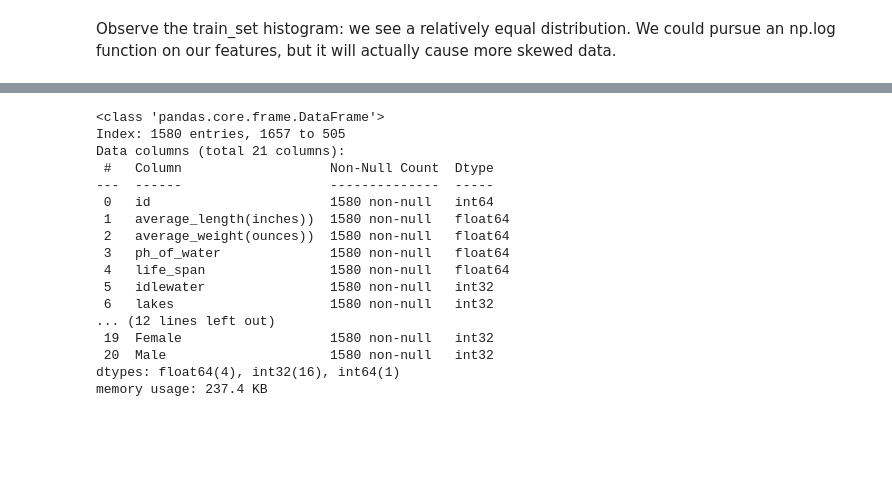
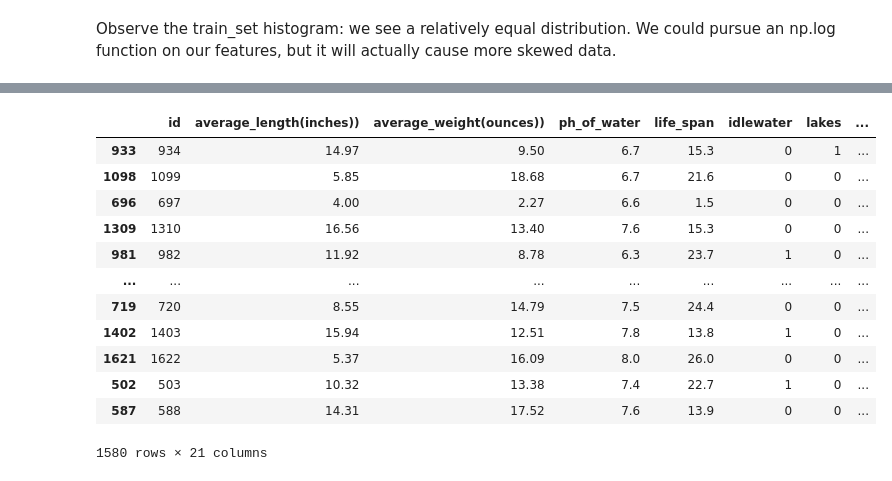
Before and after one commit to rcho5840/Combatting-Goldfish-Lifespan-Variability, a Jupyter notebook: main.ipynb, the cells around one changed output, grey strips where cells are left out. Drawn from its saved outputs; the diff is of its cells as text; code cells hidden in the pictures; blank space fills up the shorter version.

```diff
--- a/main.ipynb
+++ b/main.ipynb
@@ -116,22 +116,18 @@ train_set = train_set.join(pd.get_dummies(train_set.Gender, dtype = 'int')).drop
 # %%
 train_set = train_set.rename(columns = {True : "Male", False : "Female"})
 # %%
-train_set.info()
+train_set
 # %% [output]
+|  | id | average_length(inches)) | average_weight(ounces)) | ph_of_water | life_span | idlewater | lakes | ... |
+| 933 | 934 | 14.97 | 9.50 | 6.7 | 15.3 | 0 | 1 | ... |
+| 1098 | 1099 | 5.85 | 18.68 | 6.7 | 21.6 | 0 | 0 | ... |
+| 696 | 697 | 4.00 | 2.27 | 6.6 | 1.5 | 0 | 0 | ... |
+| 1309 | 1310 | 16.56 | 13.40 | 7.6 | 15.3 | 0 | 0 | ... |
+| 981 | 982 | 11.92 | 8.78 | 6.3 | 23.7 | 1 | 0 | ... |
+| ... | ... | ... | ... | ... | ... | ... | ... | ... |
+| 719 | 720 | 8.55 | 14.79 | 7.5 | 24.4 | 0 | 0 | ... |
+| 1402 | 1403 | 15.94 | 12.51 | 7.8 | 13.8 | 1 | 0 | ... |
+| 1621 | 1622 | 5.37 | 16.09 | 8.0 | 26.0 | 0 | 0 | ... |
+| 502 | 503 | 10.32 | 13.38 | 7.4 | 22.7 | 1 | 0 | ... |
+| 587 | 588 | 14.31 | 17.52 | 7.6 | 13.9 | 0 | 0 | ... |
-<class 'pandas.core.frame.DataFrame'>
-Index: 1580 entries, 1657 to 505
-Data columns (total 21 columns):
- #   Column                   Non-Null Count  Dtype
----  ------                   --------------  -----
- 0   id                       1580 non-null   int64
- 1   average_length(inches))  1580 non-null   float64
- 2   average_weight(ounces))  1580 non-null   float64
- 3   ph_of_water              1580 non-null   float64
- 4   life_span                1580 non-null   float64
- 5   idlewater                1580 non-null   int32
- 6   lakes                    1580 non-null   int32
-... (12 lines left out)
- 19  Female                   1580 non-null   int32
- 20  Male                     1580 non-null   int32
-dtypes: float64(4), int32(16), int64(1)
-memory usage: 237.4 KB
+1580 rows × 21 columns
```
Also changed, not shown: parts of 3 cells of this notebook.
